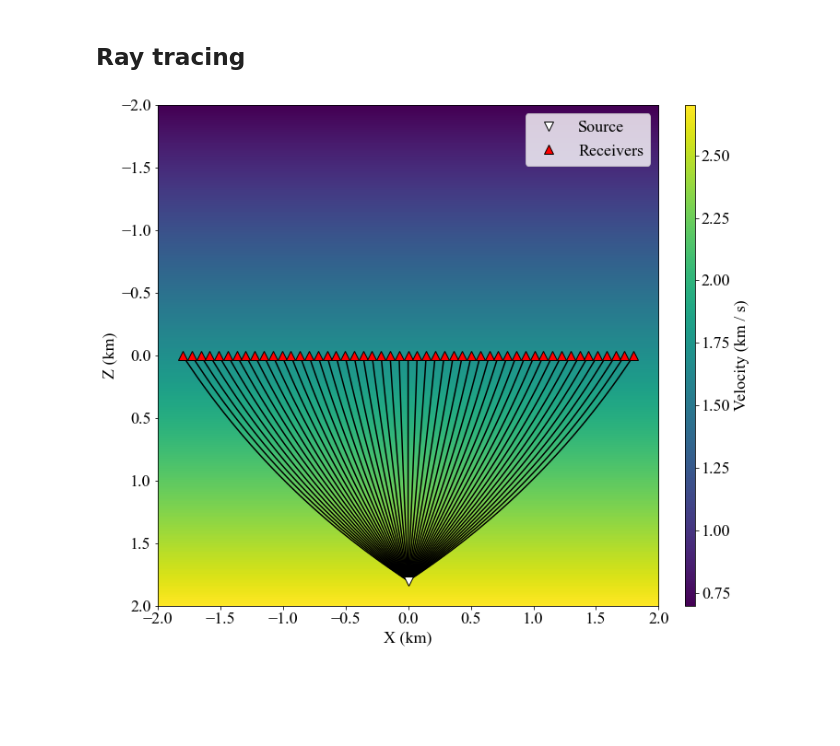
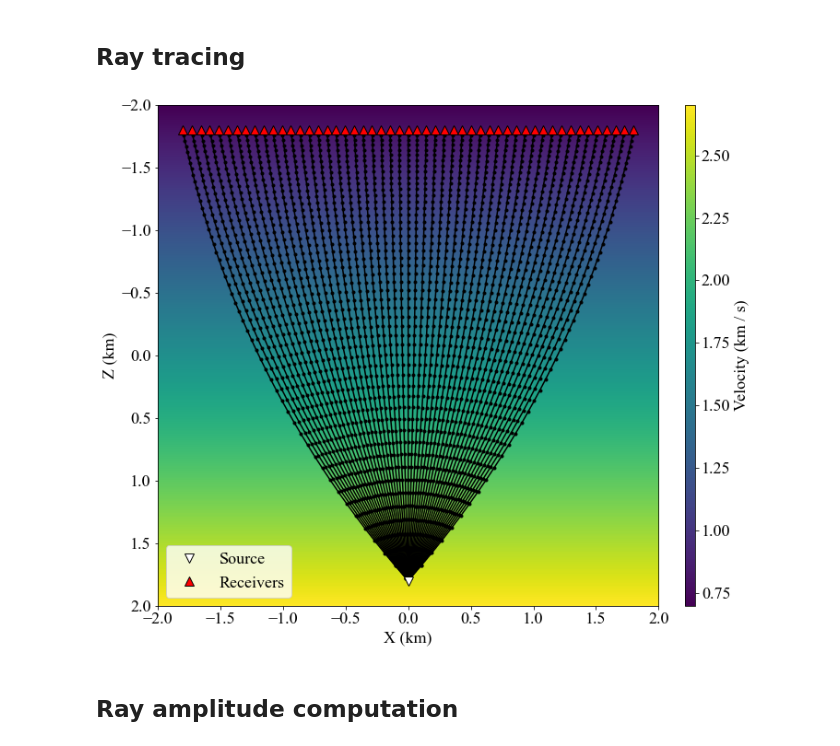
Before and after one commit to sgrubas/NES, a Jupyter notebook: notebooks/NES-OP_Ray_Tracing.ipynb, the cells around one changed output. Cells and saved outputs as stored; diff of their text form; code cells hidden in the pictures; blank space fills up the shorter version.

Commit message:
1. Fixed ray tracing notebook; 2. Added ray amplitude computation.

```diff
--- a/notebooks/NES-OP_Ray_Tracing.ipynb
+++ b/notebooks/NES-OP_Ray_Tracing.ipynb
@@ -47,7 +47,7 @@ source = np.array([0, 1800])
 ## Network training
 # %%
 # Velocity model interpolator:
-eik_vel = mc.Interpolator(vel_1, x, z)
+eik_vel = mc.Interpolator(vel, x, z)
 
 # Initialization
 eikonal = IsoEikonal(p=2, hamiltonian=True)
@@ -71,7 +71,7 @@ Eik.compile(loss="mae", lr=0.003, decay=0.0005)
 # Training
 history = Eik.train(x_train=grid_points,
                     verbose=0,
-                    epochs=3000,
-                    batch_size=len(grid_points) // 4,
+                    epochs=1000,
+                    batch_size=2 ** 10,
                     callbacks=[TqdmCallback(verbose=0)])
 # %% [output]
@@ -81,56 +81,58 @@ WARNING:tensorflow:Callback method `on_train_batch_end` is slow compared to the
 # %%
 # Receivers:
 recs_x = np.linspace(- 1800, 1800, 51)
-recs_z = np.zeros_like(recs_x)
+recs_z = np.ones_like(recs_x) * (- 1800)
 
 recs = np.transpose([recs_x, recs_z])
 # %%
 # Desired number of ray points:
-num_points = 101
+num_points = 51
 # %%
 # Rays:
 rays = np.empty([len(recs), num_points, 2])
 
 for i, rec in enumerate(tqdm(recs)):
 
-    rays[i] = nes_op_tracing(rec,
-                             num_points,
-                             Eik,
-                             solver="specified steps",
-                             direction="backward",
-                             target_front=0.001,
-                             vel_func=vel_func)
+    rays[i] = nes_op_ray_tracing(rec,
+                                 num_points,
+                                 Eik,
+                                 solver="specified steps",
+                                 direction="backward",
+                                 target_front=0.01,
+                                 vel_func=vel_func)
 # %%
 fig_model, ax_model = plt.subplots(figsize=[10, 10])
 
 im = ax_model.imshow(np.transpose(vel) / 1000,
                      extent=np.array([x[0], x[- 1], z[0], z[- 1]]) / 1000,
                      origin="lower",
                      cmap="viridis")
 
 for ray in rays:
 
-    ax_model.plot(ray[:, 0] / 1000, ray[:, 1] / 1000, "k-")
+    ax_model.plot(ray[:, 0] / 1000, ray[:, 1] / 1000, "k-o", markersize=3)
 
 
 ax_model.plot([source[0] / 1000], [source[1] / 1000], "wv", markersize=10, markeredgecolor="k", label="Source")
 ax_model.plot(recs_x / 1000, recs_z / 1000, "r^", markersize=10, markeredgecolor="k", label="Receivers")
 
 ax_model.invert_yaxis()
 
 ax_model.set_xlabel("X (km)")
 ax_model.set_ylabel("Z (km)")
 
 ax_model.legend()
 
 cax = fig_model.add_axes([ax_model.get_position().x1 + 0.04,
                           ax_model.get_position().y0,
                           0.015,
                           ax_model.get_position().y1 - ax_model.get_position().y0])
 
 fig_model.colorbar(im, cax=cax, label="Velocity (km / s)")
 
 
 plt.show()
 # %% [output]
-[figure, old version]
+[figure, new version]
+# %% [markdown]
+## Ray amplitude computation
```
Also changed, not shown: parts of 5 cells of this notebook, 3 other files.
